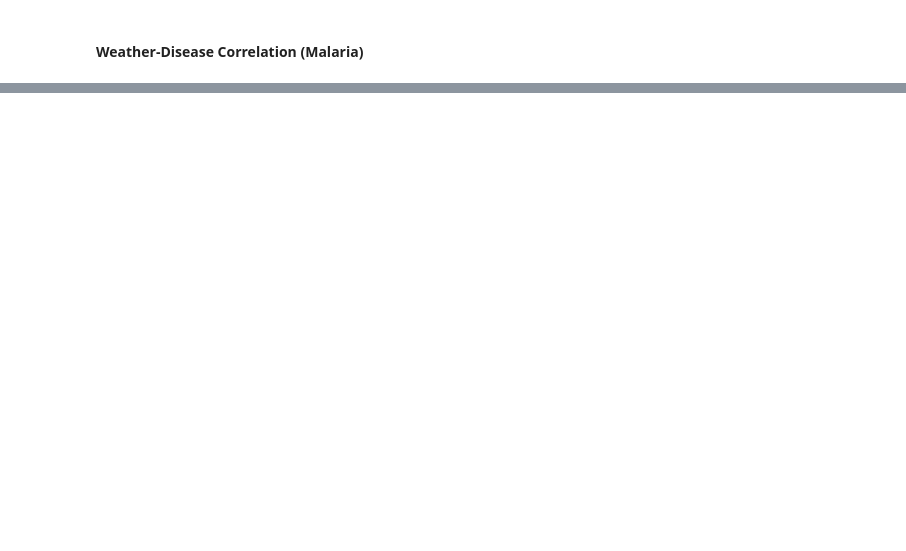
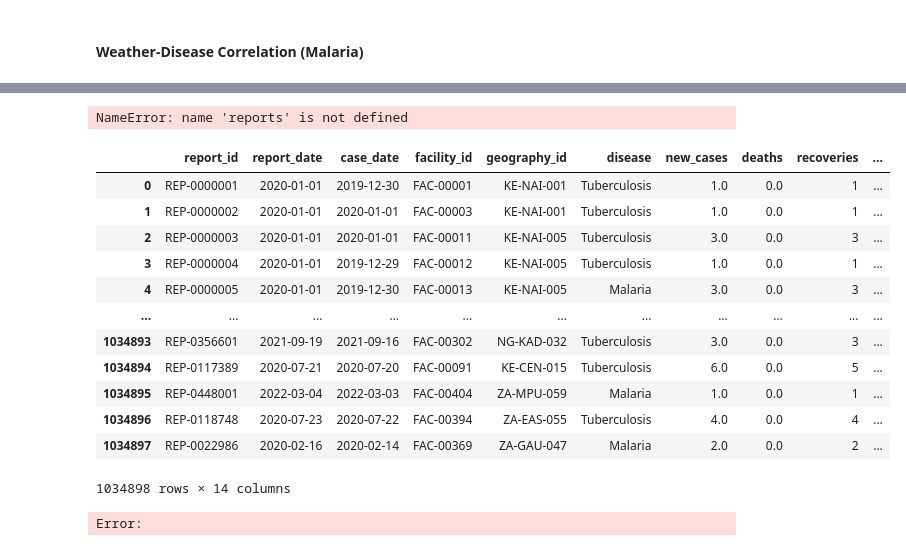
Before and after one commit to Don-Alvin/afrihealth-disease-surveillance, a Jupyter notebook: notebooks/01_exploratory_data_analysis.ipynb, the cells around one changed output, grey strips where cells are left out. Drawn from its saved outputs; the diff is of its cells as text; code cells hidden in the pictures; blank space fills up the shorter version.

```diff
--- a/notebooks/01_exploratory_data_analysis.ipynb
+++ b/notebooks/01_exploratory_data_analysis.ipynb
@@ -248,0 +293,54 @@ Rainfall weakly affects Malaria cases
+# %%
+summary_stats = {
+    'Metric':[
+        'Total Reports',
+        'Total Cases',
+        'Total Deaths',
+        'Fatality Rate (%)',
+        'Date Range',
+        'Countries',
+        'Regions',
+        'Facilities Reporting',
+        'Malaria Cases',
+        'Cholera Cases',
+        'TB Cases'
+
+    ],
+    "Values": [
+        f"{len(reports):,}",
+        f"{reports['new_cases'].sum()}",
+        f"{reports['deaths'].sum()}",
+        f"{(reports['deaths'].sum() / reports['new_cases'].sum()) * 100:.2f}",
+        f"{reports['report_date'].min().strftime('%Y-%m-%d')} to {reports['report_date'].max().strftime('%Y-%m-%d')}",
+        f"{reports_geo['country_code'].nunique()}",
+        f"{reports_region['region_name'].nunique()}",
+        f"{reports['facility_id'].nunique()}",
+        f"{reports[reports['disease'] == 'Malaria']['new_cases'].sum()}",
+        f"{reports[reports['disease'] == 'Cholera']['new_cases'].sum()}",
+        f"{reports[reports['disease'] == 'Tuberculosis']['new_cases'].sum()}",
+
+    ]
+}
+
+summary_df = pd.DataFrame(summary_stats)
+
+summary_df.head()
+# %% [output]
+NameError: name 'reports' is not defined
+# %%
+reports_geo
+# %% [output]
+|  | report_id | report_date | case_date | facility_id | geography_id | disease | new_cases | deaths | recoveries | ... |
+| 0 | REP-0000001 | 2020-01-01 | 2019-12-30 | FAC-00001 | KE-NAI-001 | Tuberculosis | 1.0 | 0.0 | 1 | ... |
+| 1 | REP-0000002 | 2020-01-01 | 2020-01-01 | FAC-00003 | KE-NAI-001 | Tuberculosis | 1.0 | 0.0 | 1 | ... |
+| 2 | REP-0000003 | 2020-01-01 | 2020-01-01 | FAC-00011 | KE-NAI-005 | Tuberculosis | 3.0 | 0.0 | 3 | ... |
+| 3 | REP-0000004 | 2020-01-01 | 2019-12-29 | FAC-00012 | KE-NAI-005 | Tuberculosis | 1.0 | 0.0 | 1 | ... |
+| 4 | REP-0000005 | 2020-01-01 | 2019-12-30 | FAC-00013 | KE-NAI-005 | Malaria | 3.0 | 0.0 | 3 | ... |
+| ... | ... | ... | ... | ... | ... | ... | ... | ... | ... | ... |
+| 1034893 | REP-0356601 | 2021-09-19 | 2021-09-16 | FAC-00302 | NG-KAD-032 | Tuberculosis | 3.0 | 0.0 | 3 | ... |
+| 1034894 | REP-0117389 | 2020-07-21 | 2020-07-20 | FAC-00091 | KE-CEN-015 | Tuberculosis | 6.0 | 0.0 | 5 | ... |
+| 1034895 | REP-0448001 | 2022-03-04 | 2022-03-03 | FAC-00404 | ZA-MPU-059 | Malaria | 1.0 | 0.0 | 1 | ... |
+| 1034896 | REP-0118748 | 2020-07-23 | 2020-07-22 | FAC-00394 | ZA-EAS-055 | Tuberculosis | 4.0 | 0.0 | 4 | ... |
+| 1034897 | REP-0022986 | 2020-02-16 | 2020-02-14 | FAC-00369 | ZA-GAU-047 | Malaria | 2.0 | 0.0 | 2 | ... |
+1034898 rows × 14 columns
+Error:
```
Also changed, not shown: parts of 8 cells of this notebook, 6 other files.
